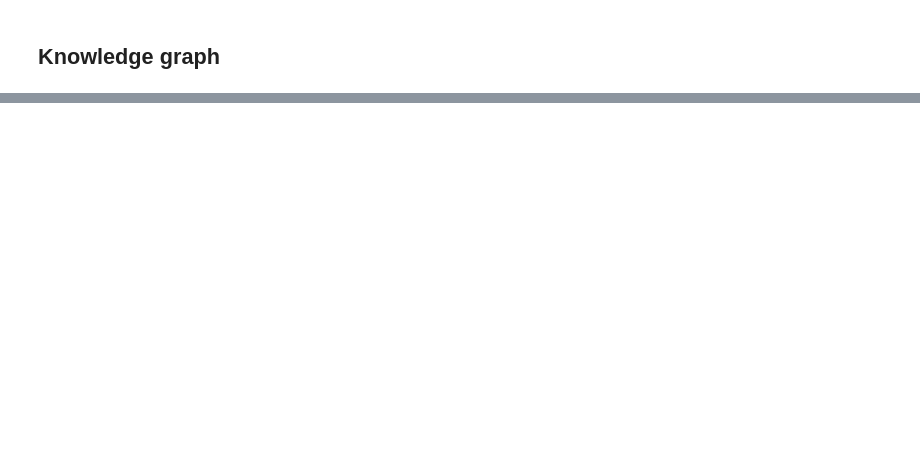
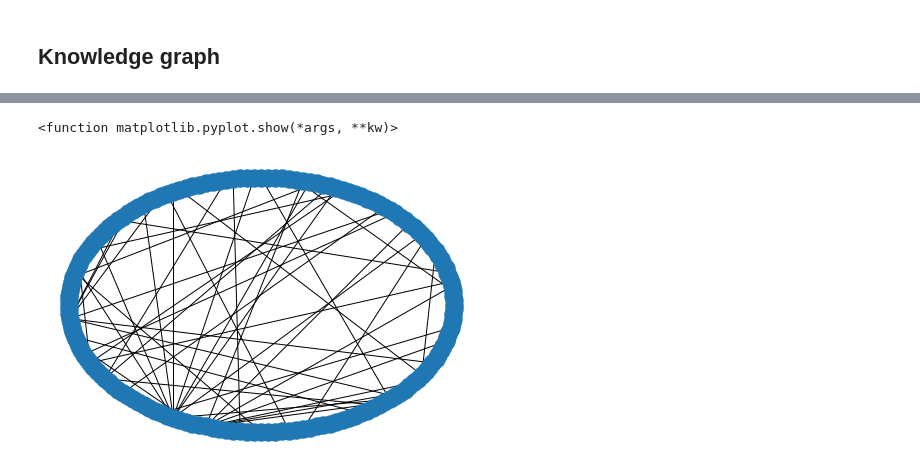
Before and after one commit to xin-gu/IU_PRIDE-Parkinson-s-Research-through-Integrative-Data-Experiments, a Jupyter notebook: PRIDE.ipynb, the cells around one changed output, grey strips where cells are left out. Drawn from its saved outputs; the diff is of its cells as text; code cells hidden in the pictures; blank space fills up the shorter version.

```diff
--- a/PRIDE.ipynb
+++ b/PRIDE.ipynb
@@ -290,0 +380,11 @@ nx.draw_shell(G, with_labels=True)
+# %%
+G = nx.from_pandas_edgelist(df,"GeneSymbol", "ChemicalName",edge_attr='InteractionActions')
+layout = nx.spring_layout(G, iterations=50)
+labels = {e: G.edges[e]['InteractionActions'] for e in G.edges}
+# %%
+nx.draw_shell(G)
+plt.axis("off")
+plt.show
+# %% [output]
+<function matplotlib.pyplot.show(*args, **kw)>
+[figure, added]
```
Also changed, not shown: parts of 19 cells of this notebook.
